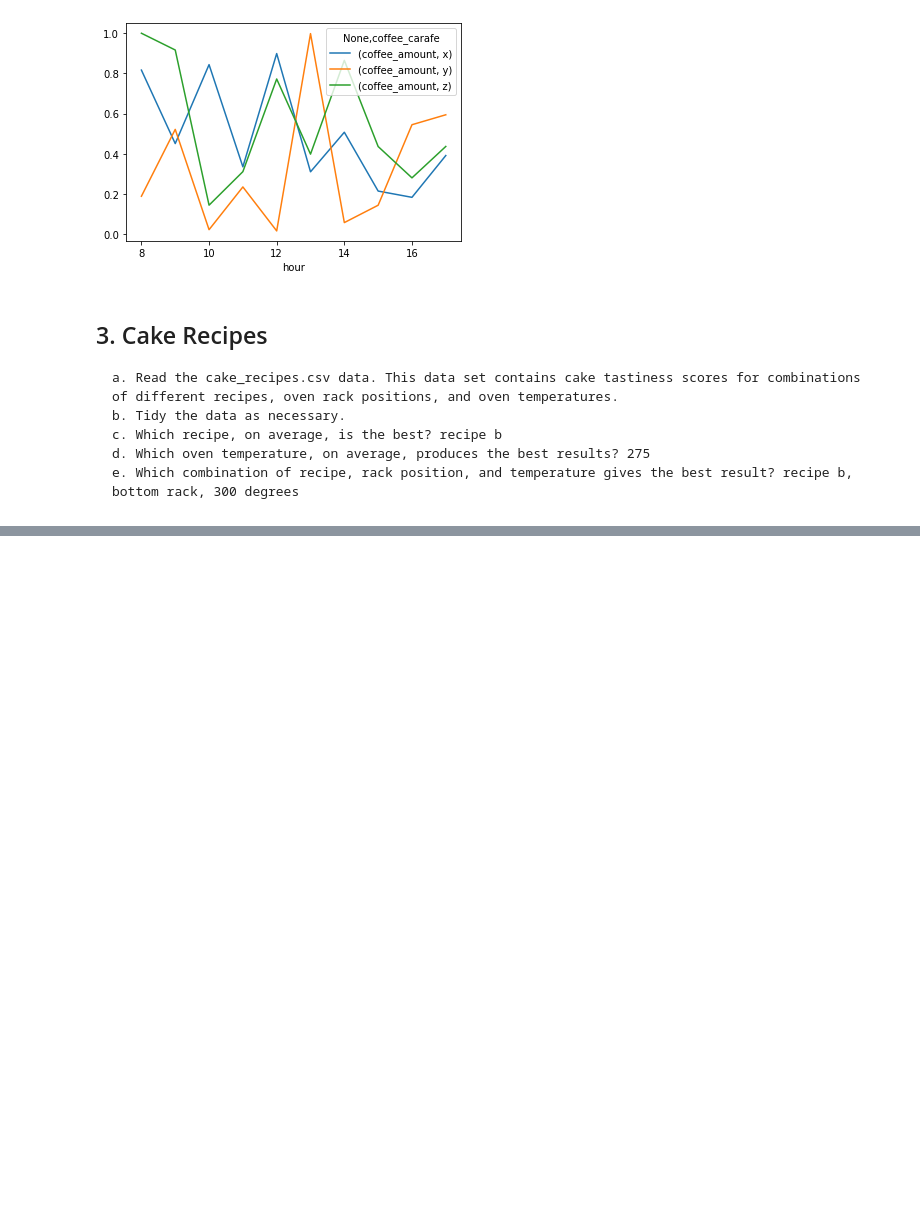
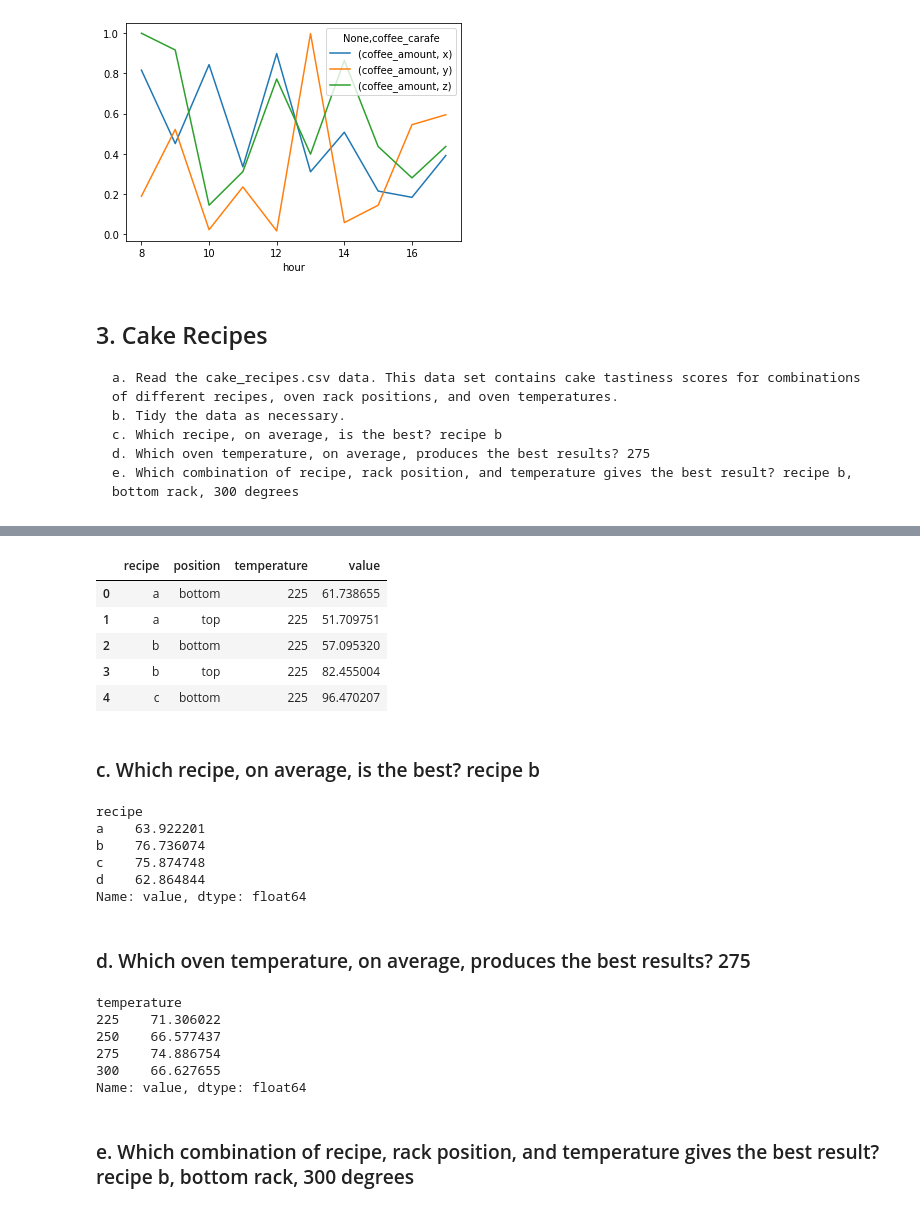
Before and after one commit to hrodjr/classification-exercises, a Jupyter notebook: tidy_data.ipynb, the cells around one changed output, grey strips where cells are left out. Saved outputs shown, nothing was run; the diff lists cells and outputs as text; code cells hidden in the pictures; blank space fills up the shorter version.

```diff
--- a/tidy_data.ipynb
+++ b/tidy_data.ipynb
@@ -135,0 +179,35 @@ coffee_pivot.plot()
+# %%
+#melt
+cake_melt = cake_r.melt(id_vars=['recipe','position'], var_name='temperature', value_name='value')
+cake_melt.head()
+# %% [output]
+|  | recipe | position | temperature | value |
+| 0 | a | bottom | 225 | 61.738655 |
+| 1 | a | top | 225 | 51.709751 |
+| 2 | b | bottom | 225 | 57.095320 |
+| 3 | b | top | 225 | 82.455004 |
+| 4 | c | bottom | 225 | 96.470207 |
+# %% [markdown]
+###  c. Which recipe, on average, is the best? recipe b
+# %%
+cake_melt.groupby('recipe').value.mean()
+# %% [output]
+recipe
+a    63.922201
+b    76.736074
+c    75.874748
+d    62.864844
+Name: value, dtype: float64
+# %% [markdown]
+### d. Which oven temperature, on average, produces the best results? 275
+# %%
+cake_melt.groupby('temperature').value.mean()
+# %% [output]
+temperature
+225    71.306022
+250    66.577437
+275    74.886754
+300    66.627655
+Name: value, dtype: float64
+# %% [markdown]
+### e. Which combination of recipe, rack position, and temperature gives the best result? recipe b, bottom rack, 300 degrees
```
Also changed, not shown: parts of 7 cells of this notebook.
